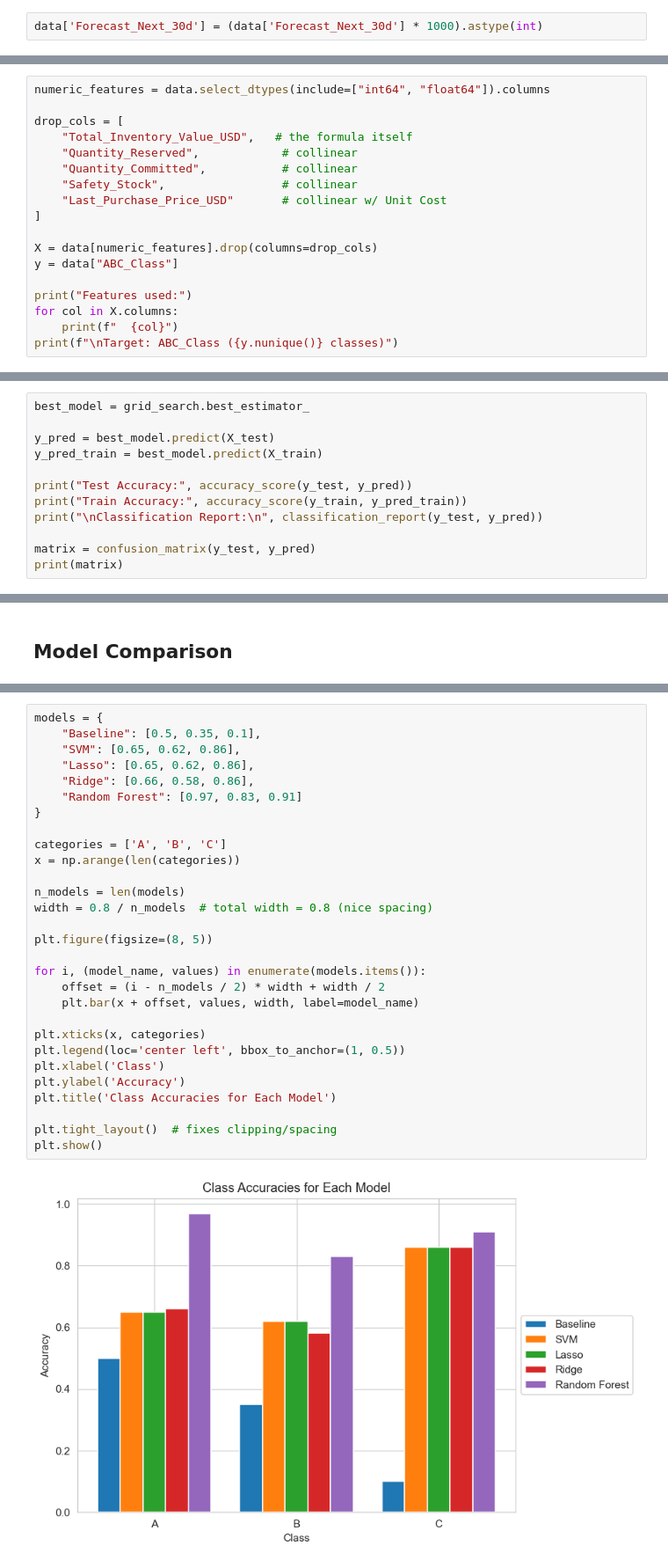
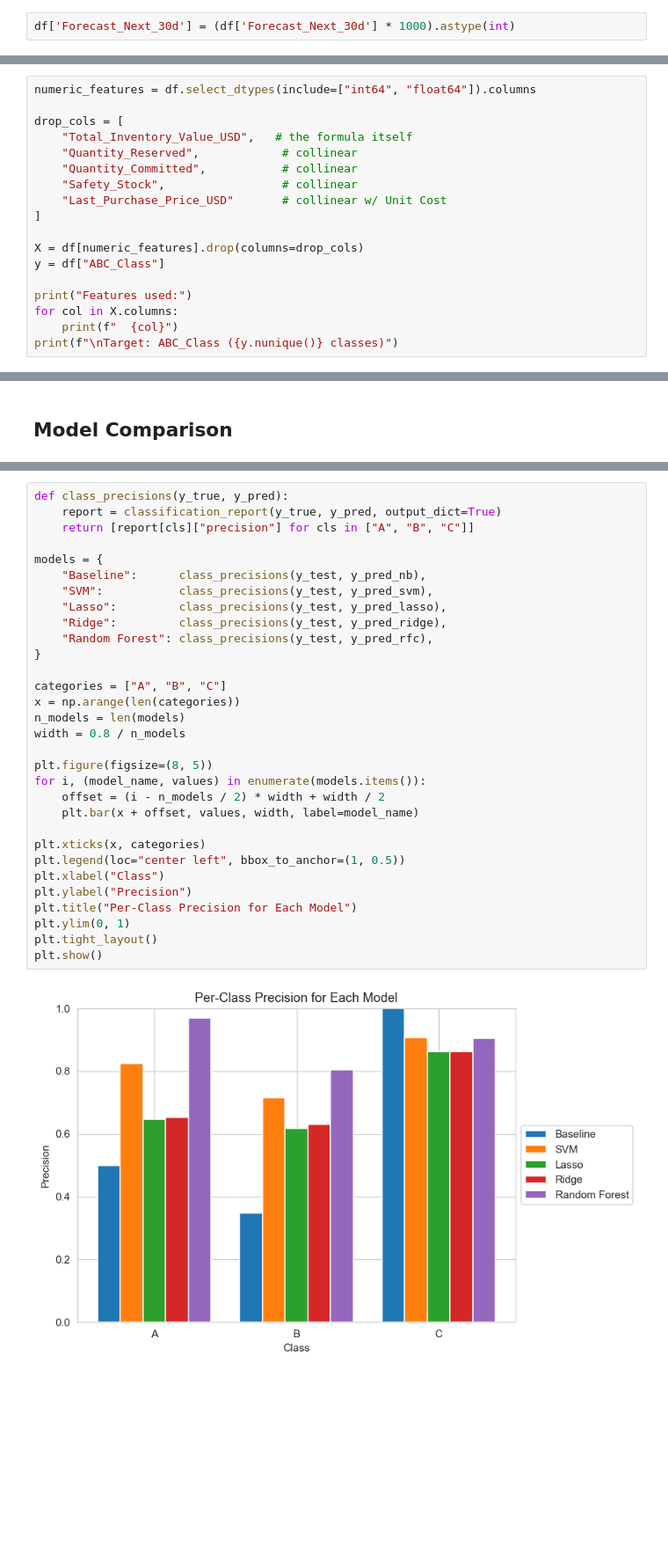
Before and after one commit to Beau-Belkowski/STT_811_Final_Project, a Jupyter notebook: STT_811_Project_Final.ipynb, the cells around one changed output, grey strips where cells are left out. Shown at 88% size. Cells and saved outputs as stored; diff of their text form; blank space fills up the shorter version.

```diff
--- a/STT_811_Project_Final.ipynb
+++ b/STT_811_Project_Final.ipynb
@@ -148,2 +108,2 @@ data['Demand_Forecast_Accuracy_Pct'] = clean_numeric_column(data['Demand_Forecas
 # %%
-data['Forecast_Next_30d'] = (data['Forecast_Next_30d'] * 1000).astype(int)
+df['Forecast_Next_30d'] = (df['Forecast_Next_30d'] * 1000).astype(int)
@@ -341,7 +269,7 @@ We exclude:
 
 This leaves us with clean, operationally interpretable features.
 # %%
-numeric_features = data.select_dtypes(include=["int64", "float64"]).columns
+numeric_features = df.select_dtypes(include=["int64", "float64"]).columns
 
 drop_cols = [
     "Total_Inventory_Value_USD",   # the formula itself
@@ -351,8 +279,8 @@ drop_cols = [
     "Last_Purchase_Price_USD"       # collinear w/ Unit Cost
 ]
 
-X = data[numeric_features].drop(columns=drop_cols)
-y = data["ABC_Class"]
+X = df[numeric_features].drop(columns=drop_cols)
+y = df["ABC_Class"]
 
 print("Features used:")
 for col in X.columns:
@@ -736,12 +546,0 @@ Best CV Score: 0.76625
-# %%
-best_model = grid_search.best_estimator_
-
-y_pred = best_model.predict(X_test)
-y_pred_train = best_model.predict(X_train)
-
-print("Test Accuracy:", accuracy_score(y_test, y_pred))
-print("Train Accuracy:", accuracy_score(y_train, y_pred_train))
-print("\nClassification Report:\n", classification_report(y_test, y_pred))
-
-matrix = confusion_matrix(y_test, y_pred)
-print(matrix)
@@ -944,31 +653,33 @@ plt.show()
 # %%
+def class_precisions(y_true, y_pred):
+    report = classification_report(y_true, y_pred, output_dict=True)
+    return [report[cls]["precision"] for cls in ["A", "B", "C"]]
+
 models = {
-    "Baseline": [0.5, 0.35, 0.1],
-    "SVM": [0.65, 0.62, 0.86],
-    "Lasso": [0.65, 0.62, 0.86],
-    "Ridge": [0.66, 0.58, 0.86],
-    "Random Forest": [0.97, 0.83, 0.91]
+    "Baseline":      class_precisions(y_test, y_pred_nb),
+    "SVM":           class_precisions(y_test, y_pred_svm),
+    "Lasso":         class_precisions(y_test, y_pred_lasso),
+    "Ridge":         class_precisions(y_test, y_pred_ridge),
+    "Random Forest": class_precisions(y_test, y_pred_rfc),
 }
 
-categories = ['A', 'B', 'C']
+categories = ["A", "B", "C"]
 x = np.arange(len(categories))
-
 n_models = len(models)
-width = 0.8 / n_models  # total width = 0.8 (nice spacing)
+width = 0.8 / n_models
 
 plt.figure(figsize=(8, 5))
-
 for i, (model_name, values) in enumerate(models.items()):
     offset = (i - n_models / 2) * width + width / 2
     plt.bar(x + offset, values, width, label=model_name)
 
 plt.xticks(x, categories)
-plt.legend(loc='center left', bbox_to_anchor=(1, 0.5))
-plt.xlabel('Class')
-plt.ylabel('Accuracy')
-plt.title('Class Accuracies for Each Model')
-
-plt.tight_layout()  # fixes clipping/spacing
+plt.legend(loc="center left", bbox_to_anchor=(1, 0.5))
+plt.xlabel("Class")
+plt.ylabel("Precision")
+plt.title("Per-Class Precision for Each Model")
+plt.ylim(0, 1)
+plt.tight_layout()
 plt.show()
 # %% [output]
-[figure, old version]
+[figure, new version]
```
Also changed, not shown: parts of 50 cells of this notebook, 3 other files.
